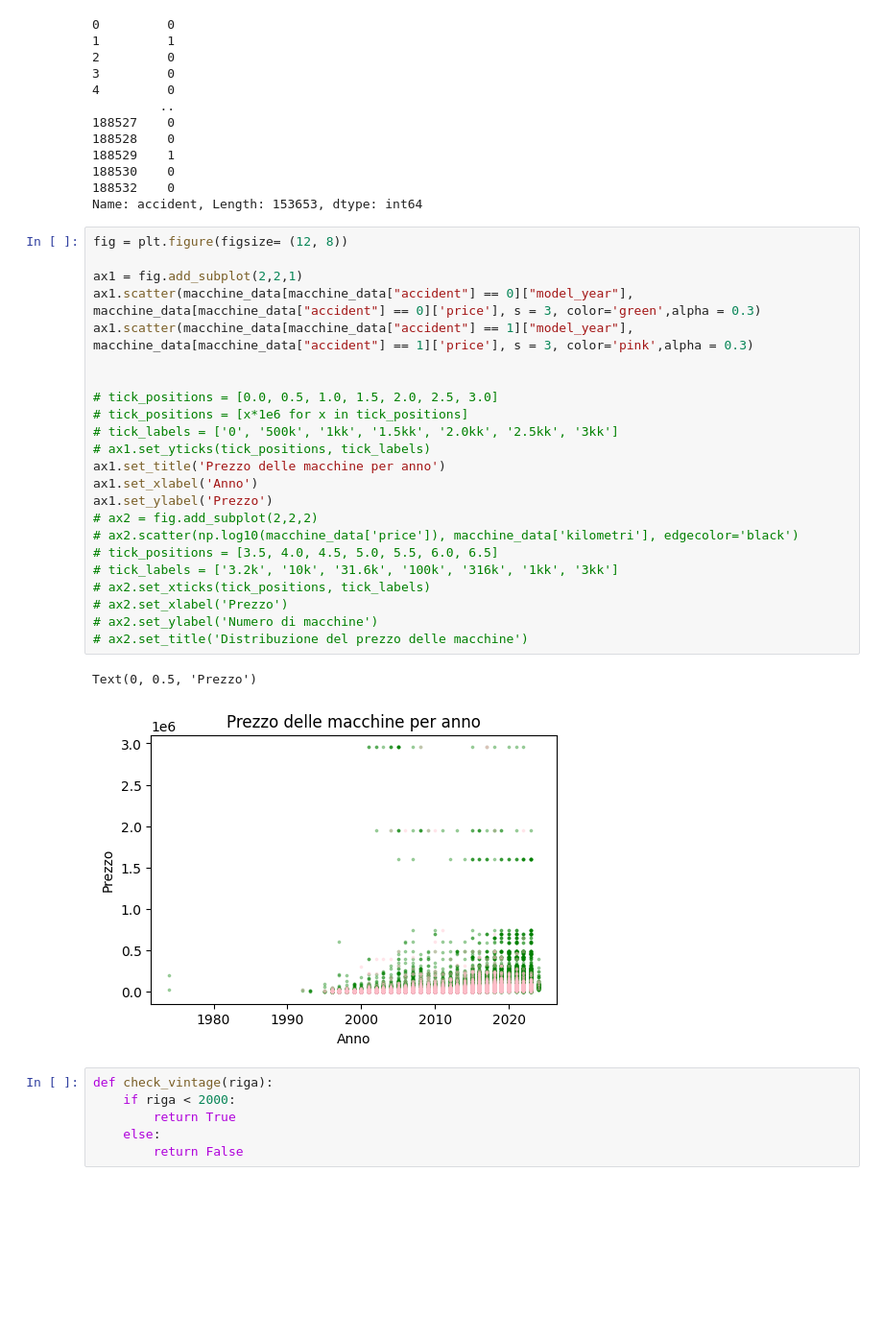
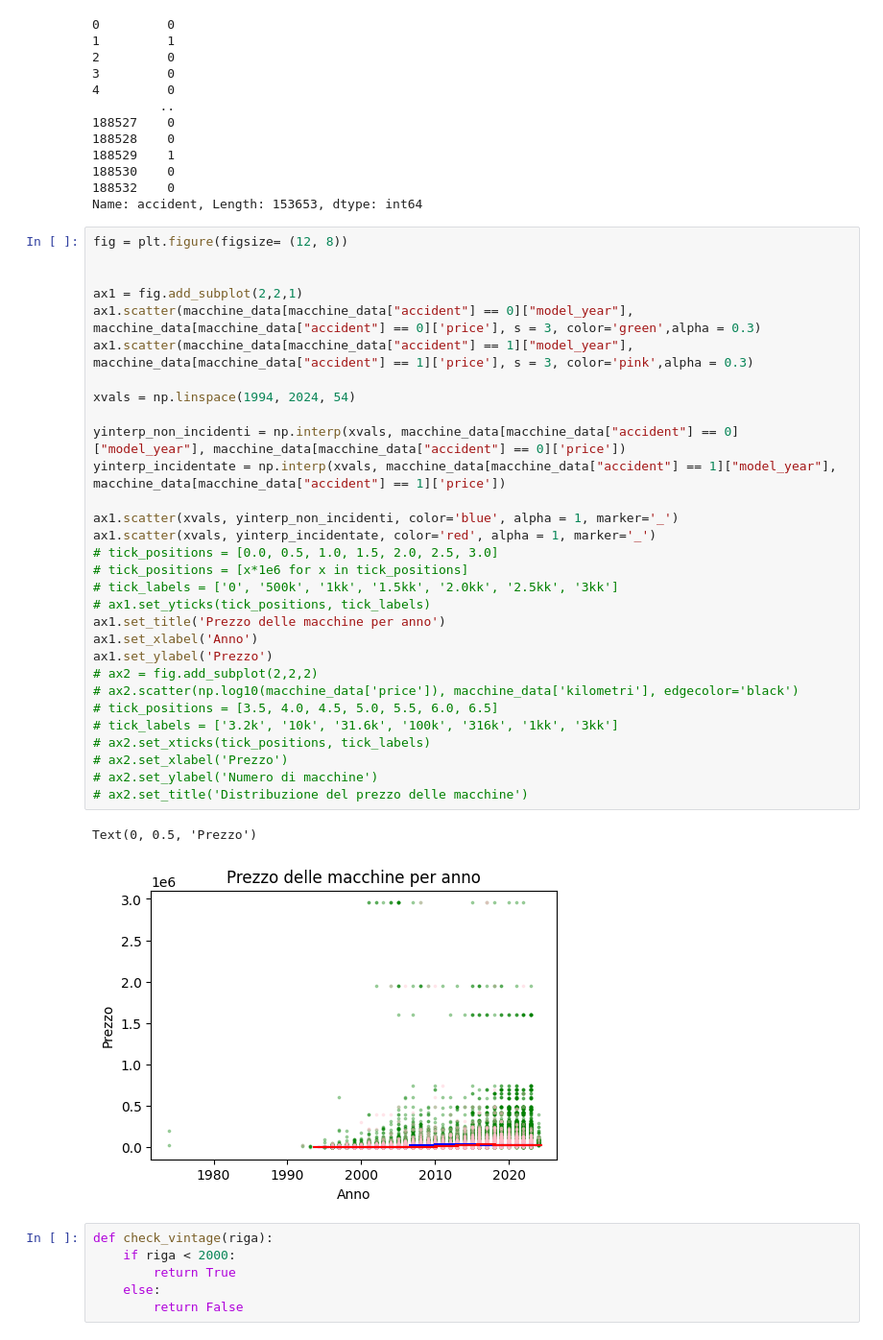
Before and after one commit to alessandroperrone10/AlessandroPerroneEsercizi, a Jupyter notebook: Esercitazione Python/Esercizi 20_11/Esercizio_gruppo.ipynb, the cells around one changed output. Shown at 96% size. Cells and saved outputs as stored; diff of their text form; blank space fills up the shorter version.

```diff
--- a/Esercitazione Python/Esercizi 20_11/Esercizio_gruppo.ipynb
+++ b/Esercitazione Python/Esercizi 20_11/Esercizio_gruppo.ipynb
@@ -285,30 +286,37 @@ macchine_data["accident"]
 Name: accident, Length: 153653, dtype: int64
 # %%
 fig = plt.figure(figsize= (12, 8))
+
 
 ax1 = fig.add_subplot(2,2,1)
 ax1.scatter(macchine_data[macchine_data["accident"] == 0]["model_year"], macchine_data[macchine_data["accident"] == 0]['price'], s = 3, color='green',alpha = 0.3)
 ax1.scatter(macchine_data[macchine_data["accident"] == 1]["model_year"], macchine_data[macchine_data["accident"] == 1]['price'], s = 3, color='pink',alpha = 0.3)
 
+xvals = np.linspace(1994, 2024, 54)
 
+yinterp_non_incidenti = np.interp(xvals, macchine_data[macchine_data["accident"] == 0]["model_year"], macchine_data[macchine_data["accident"] == 0]['price'])
+yinterp_incidentate = np.interp(xvals, macchine_data[macchine_data["accident"] == 1]["model_year"], macchine_data[macchine_data["accident"] == 1]['price'])
+
+ax1.scatter(xvals, yinterp_non_incidenti, color='blue', alpha = 1, marker='_')
+ax1.scatter(xvals, yinterp_incidentate, color='red', alpha = 1, marker='_')
 # tick_positions = [0.0, 0.5, 1.0, 1.5, 2.0, 2.5, 3.0]
 # tick_positions = [x*1e6 for x in tick_positions]
 # tick_labels = ['0', '500k', '1kk', '1.5kk', '2.0kk', '2.5kk', '3kk']
 # ax1.set_yticks(tick_positions, tick_labels)
 ax1.set_title('Prezzo delle macchine per anno')
 ax1.set_xlabel('Anno')
 ax1.set_ylabel('Prezzo')
 # ax2 = fig.add_subplot(2,2,2)
 # ax2.scatter(np.log10(macchine_data['price']), macchine_data['kilometri'], edgecolor='black')
 # tick_positions = [3.5, 4.0, 4.5, 5.0, 5.5, 6.0, 6.5]
 # tick_labels = ['3.2k', '10k', '31.6k', '100k', '316k', '1kk', '3kk']
 # ax2.set_xticks(tick_positions, tick_labels)
 # ax2.set_xlabel('Prezzo')
 # ax2.set_ylabel('Numero di macchine')
 # ax2.set_title('Distribuzione del prezzo delle macchine')
 # %% [output]
 Text(0, 0.5, 'Prezzo')
-[figure, old version]
+[figure, new version]
 # %%
 def check_vintage(riga):
     if riga < 2000:
```
Also changed, not shown: parts of 1 cell of this notebook, 3 other files.
